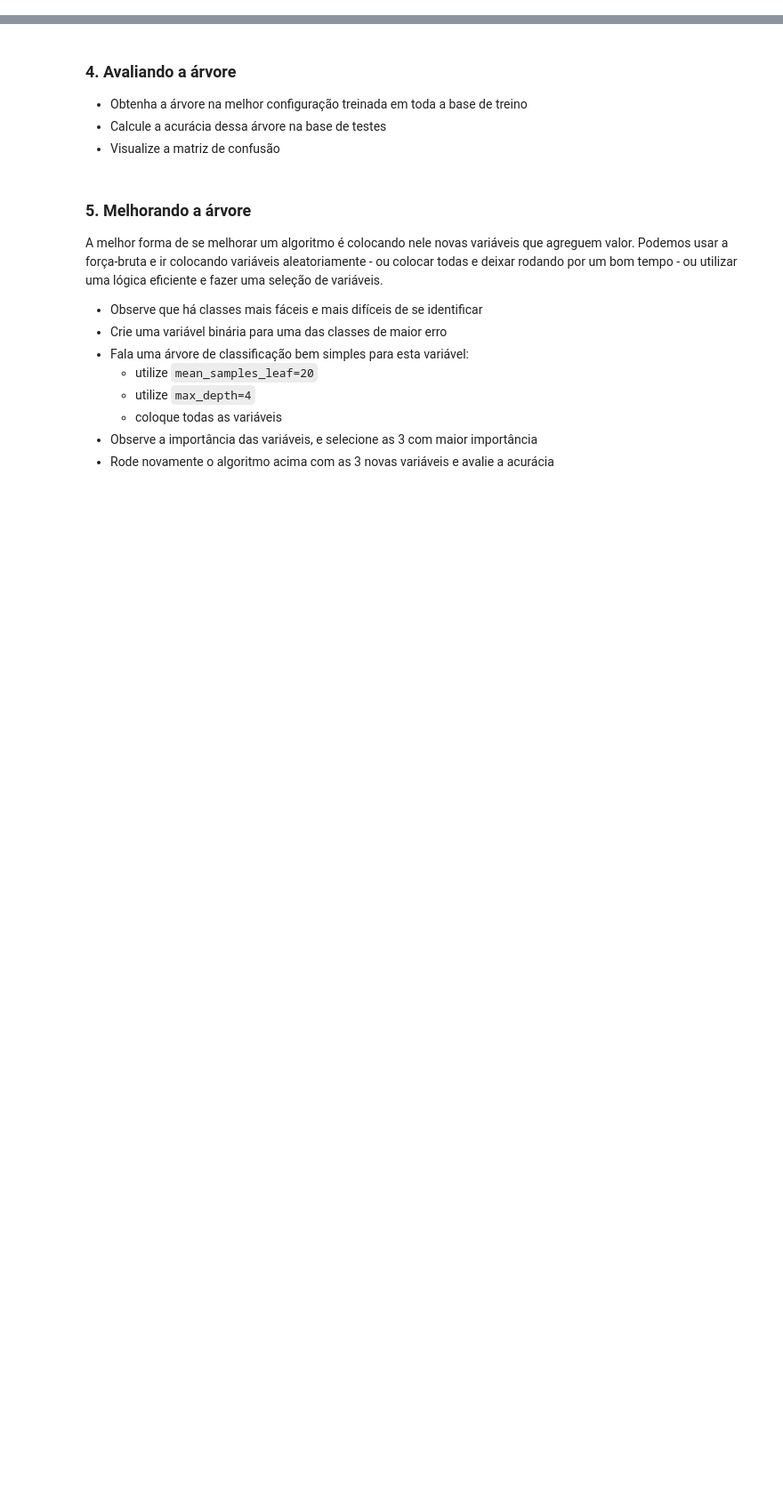
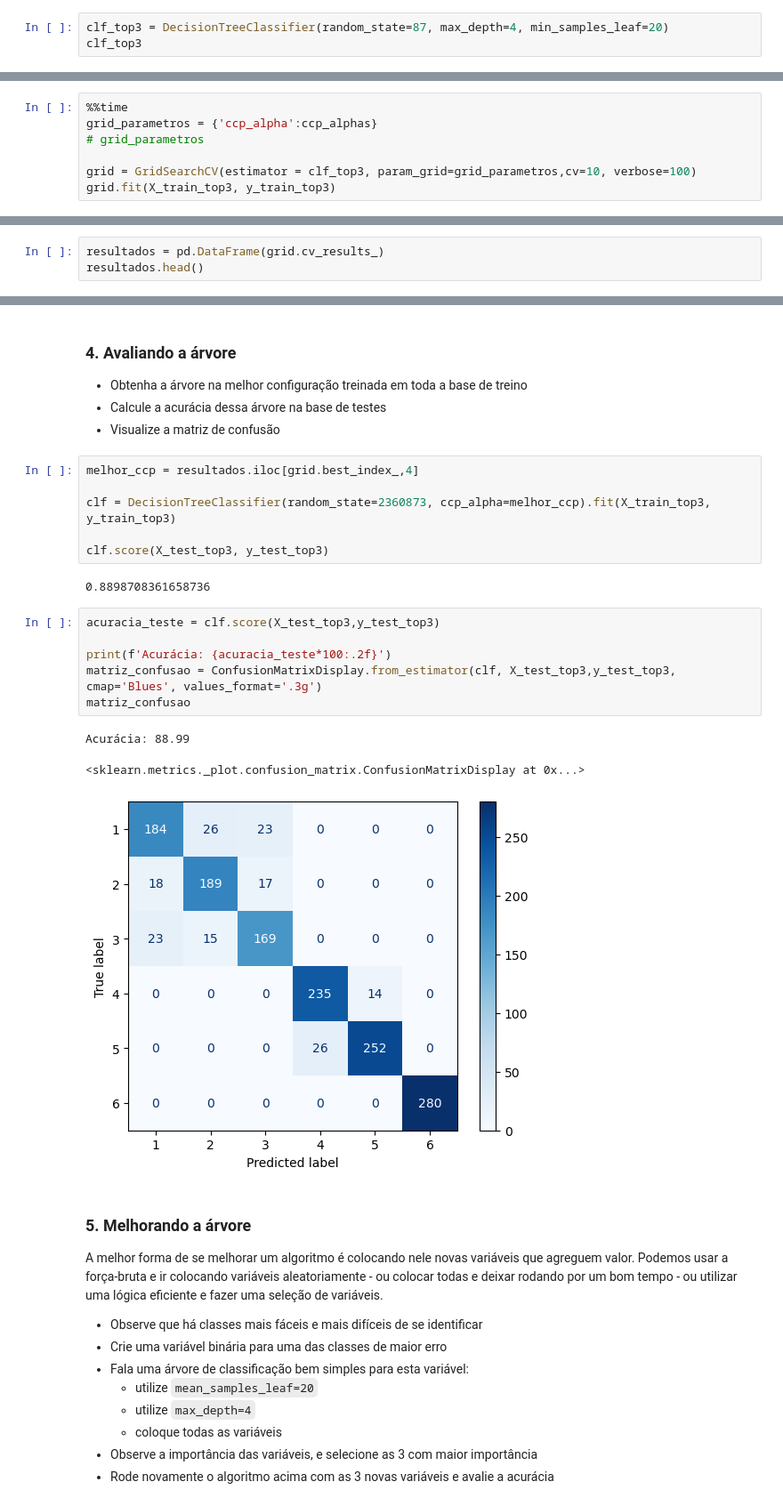
Before and after one commit to BrunoTDamiao/Curso_EBAC_CientistaDeDados, a Jupyter notebook: Módulo 17 - Arvores 2.2/Pratique 3/mod17_Arvores_II-Tarefa_3.ipynb, the cells around one changed output, grey strips where cells are left out. Shown: that part at 89% size. Cells and saved outputs as stored; diff of their text form; blank space fills up the shorter version.

```diff
--- a/Módulo 17 - Arvores 2.2/Pratique 3/mod17_Arvores_II-Tarefa_3.ipynb
+++ b/Módulo 17 - Arvores 2.2/Pratique 3/mod17_Arvores_II-Tarefa_3.ipynb
@@ -39,0 +91,3 @@ Vou deixar especificações iniciais mínimas, que visam limitar o tempo de máq
+# %%
+clf_top3 = DecisionTreeClassifier(random_state=87, max_depth=4, min_samples_leaf=20)
+clf_top3
@@ -39,0 +96,7 @@ Vou deixar especificações iniciais mínimas, que visam limitar o tempo de máq
+# %%
+%%time
+grid_parametros = {'ccp_alpha':ccp_alphas}
+# grid_parametros
+
+grid = GridSearchCV(estimator = clf_top3, param_grid=grid_parametros,cv=10, verbose=100)
+grid.fit(X_train_top3, y_train_top3)
@@ -39,0 +136,3 @@ Vou deixar especificações iniciais mínimas, que visam limitar o tempo de máq
+# %%
+resultados = pd.DataFrame(grid.cv_results_)
+resultados.head()
@@ -43,6 +149,24 @@ Vou deixar especificações iniciais mínimas, que visam limitar o tempo de máq
 - Obtenha a árvore na melhor configuração treinada em toda a base de treino
 - Calcule a acurácia dessa árvore na base de testes
 - Visualize a matriz de confusão
+# %%
+melhor_ccp = resultados.iloc[grid.best_index_,4]
+
+clf = DecisionTreeClassifier(random_state=2360873, ccp_alpha=melhor_ccp).fit(X_train_top3, y_train_top3)
+
+clf.score(X_test_top3, y_test_top3)
+# %% [output]
+0.8898708361658736
+# %%
+acuracia_teste = clf.score(X_test_top3,y_test_top3)
+
+print(f'Acurácia: {acuracia_teste*100:.2f}')
+matriz_confusao = ConfusionMatrixDisplay.from_estimator(clf, X_test_top3,y_test_top3, cmap='Blues', values_format='.3g')
+matriz_confusao
+# %% [output]
+Acurácia: 88.99
+<sklearn.metrics._plot.confusion_matrix.ConfusionMatrixDisplay at 0x...>
+[figure, added]
 # %% [markdown]
 ### 5. Melhorando a árvore
 
```
Also changed, not shown: parts of 19 cells of this notebook, 24 other files.
